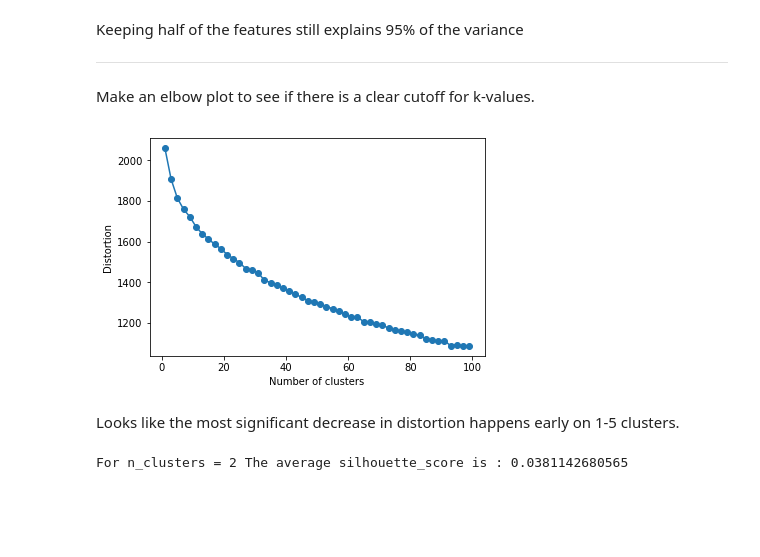
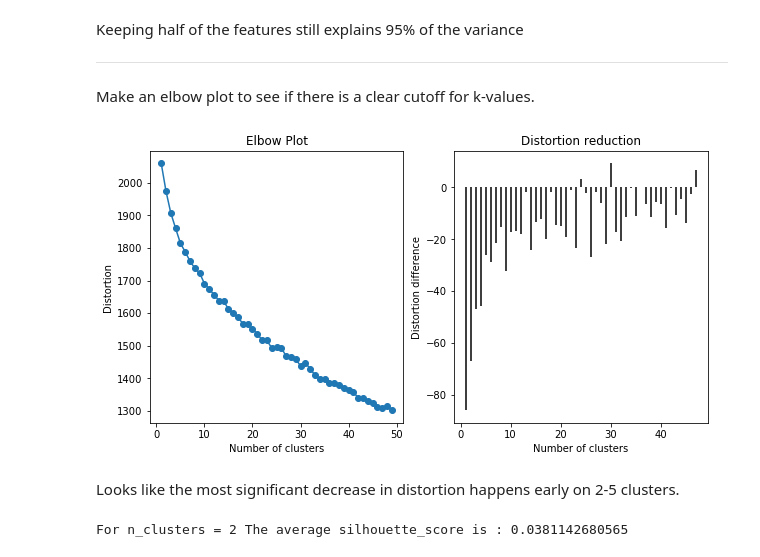
Before and after one commit to trnoriega/chemproject, a Jupyter notebook: 5_descriptor_clustering.ipynb, the cells around one changed output. Cells and saved outputs as stored; diff of their text form; code cells hidden in the pictures; blank space fills up the shorter version.

Commit message:
Add delta graph to elbow figure

```diff
--- a/5_descriptor_clustering.ipynb
+++ b/5_descriptor_clustering.ipynb
@@ -300,19 +300,34 @@ ____
 Make an elbow plot to see if there is a clear cutoff for k-values.
 # %%
 distortions = []
-for i in range(1, 100, 2):
+for i in range(1, 50):
     km = clusterer = KMeans(n_clusters=i, random_state=42)
     km.fit(X)
     distortions.append(km.inertia_)
-
-plt.plot(range(1, 100, 2), distortions, marker ='o')
-plt.xlabel('Number of clusters')
-plt.ylabel('Distortion')
-plt.show()
-# %% [output]
-[figure, removed]
+# %%
+deltas = []
+for i in range(1,len(distortions)):
+    delta = distortions[i] - distortions[i-1]
+    deltas.append(delta)
+
+fig, (ax1, ax2) = plt.subplots(1,2)
+fig.set_size_inches(10,5)
+ax1.plot(range(1, 50),
+         distortions,
+         marker ='o')
+ax1.set_title('Elbow Plot')
+ax1.set_xlabel('Number of clusters')
+ax1.set_ylabel('Distortion')
+ax2.vlines(range(1,len(deltas)),
+          [0], deltas)
+ax2.set_title('Distortion reduction')
+ax2.set_xlabel('Number of clusters')
+ax2.set_ylabel('Distortion difference')
+plt.show()
+# %% [output]
+[figure, added]
 # %% [markdown]
-Looks like the most significant decrease in distortion happens early on 1-5 clusters.
+Looks like the most significant decrease in distortion happens early on 2-5 clusters.
 # %%
 make_silhouettes(X, [2,3], 42)
 # %% [output]
```
